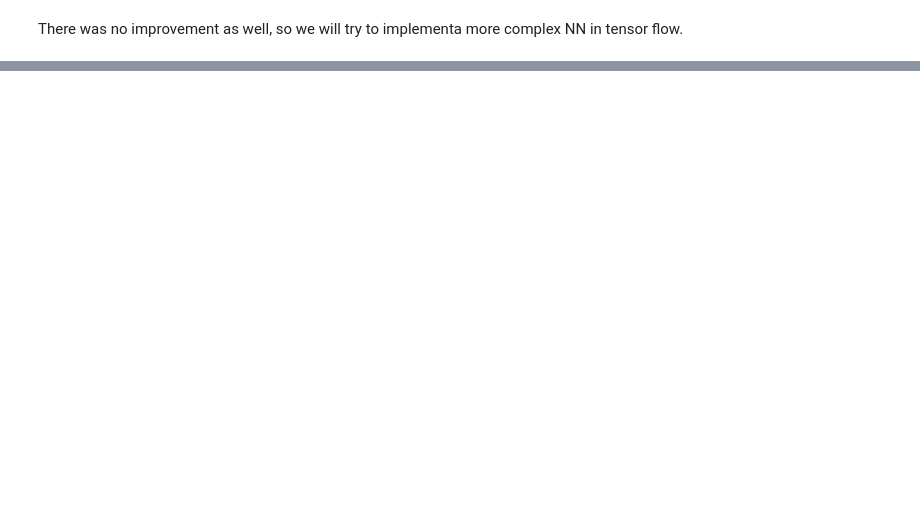
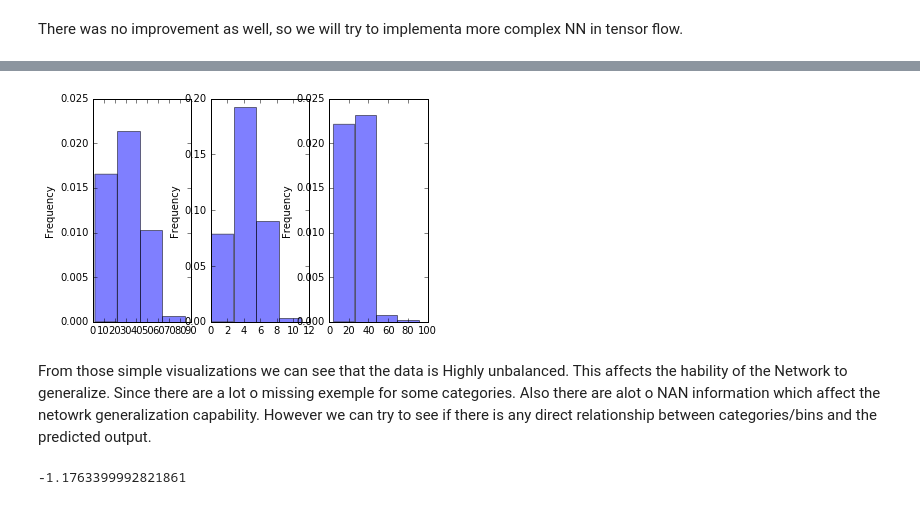
Before and after one commit to marcusbianchi/blender_categorization, a Jupyter notebook: Pan_Analisys.ipynb, the cells around one changed output, grey strips where cells are left out. Cells and saved outputs as stored; diff of their text form; code cells hidden in the pictures; blank space fills up the shorter version.

```diff
--- a/Pan_Analisys.ipynb
+++ b/Pan_Analisys.ipynb
@@ -387,0 +689,17 @@ There was no improvement as well, so we will try to implementa more complex NN i
+# %%
+plt.subplot(1,3,1)
+df['ALTURA'].plot(kind='hist', bins=4, alpha=0.5, normed=1)
+plt.subplot(1,3,2)
+df['CAPACIDADE_(L)'].plot(kind='hist', bins=4, alpha=0.5, normed=1)
+plt.subplot(1,3,3)
+df['LARGURA'].plot(kind='hist', bins=4, alpha=0.5, normed=1)
+plt.show()
+# %% [output]
+[figure, added]
+# %% [markdown]
+From those simple visualizations we can see that the data is Highly unbalanced. This affects the hability of the Network to generalize. Since there are a lot o missing exemple for some categories. Also there are alot o NAN information which affect the netowrk generalization capability. However we can try to see if there is any direct relationship between categories/bins and the predicted output.
+# %%
+coefs = classifier.coefs_[0]
+np.sum(coefs[0])
+# %% [output]
+-1.1763399992821861
```
Also changed, not shown: parts of 32 cells of this notebook, 2 other files.
